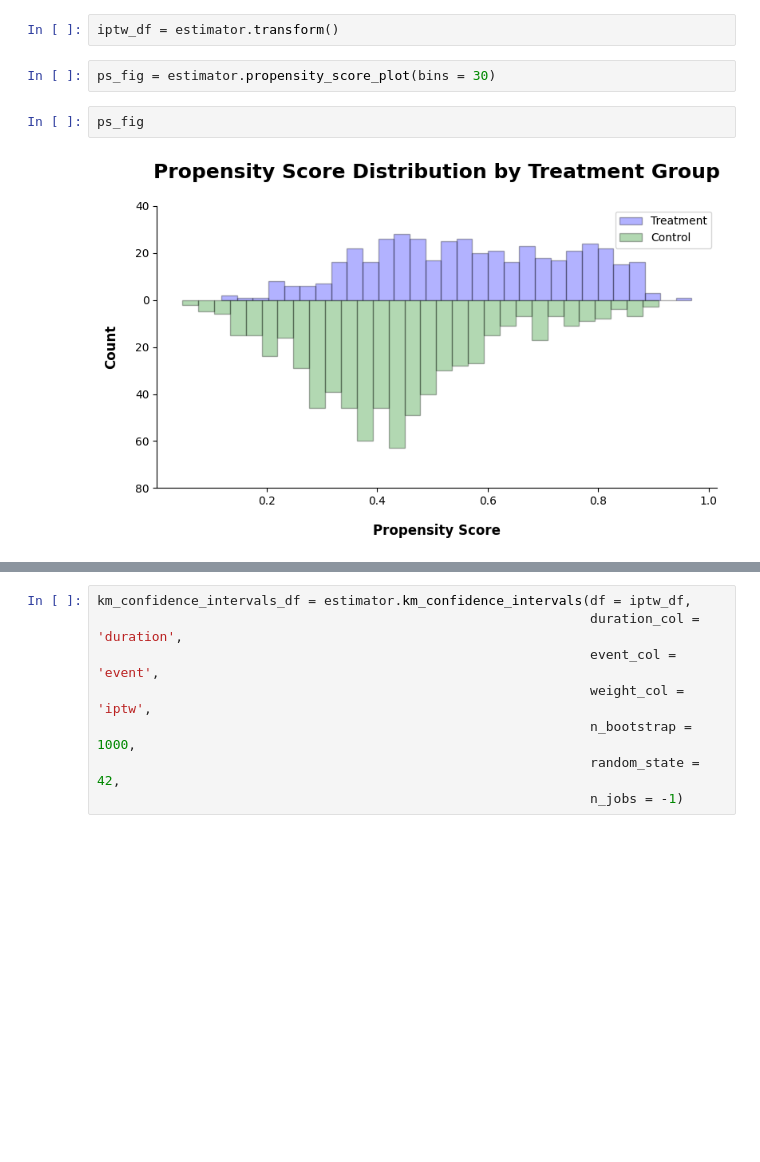
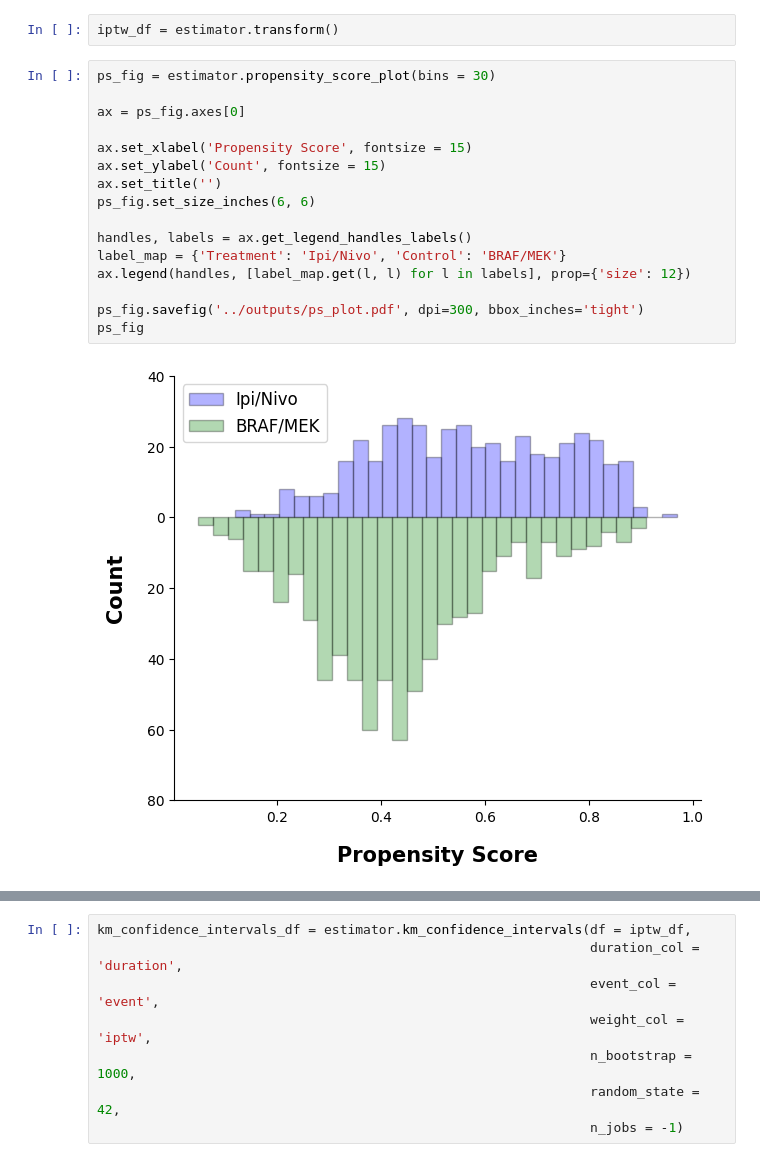
Before and after one commit to xavier-orcutt/io-heterogeneity, a Jupyter notebook: advMelanoma/notebooks/os_ioio_tki.ipynb, the cells around one changed output, grey strips where cells are left out. Cells and saved outputs as stored; diff of their text form; blank space fills up the shorter version.

Commit message:
updated ps and smd plots

```diff
--- a/advMelanoma/notebooks/os_ioio_tki.ipynb
+++ b/advMelanoma/notebooks/os_ioio_tki.ipynb
@@ -98,8 +98,20 @@ estimator.fit(df = df,
 iptw_df = estimator.transform()
 # %%
 ps_fig = estimator.propensity_score_plot(bins = 30)
+
+ax = ps_fig.axes[0]
+
+ax.set_xlabel('Propensity Score', fontsize = 15)
+ax.set_ylabel('Count', fontsize = 15)
+ax.set_title('')
+ps_fig.set_size_inches(6, 6)
+
+handles, labels = ax.get_legend_handles_labels()
+label_map = {'Treatment': 'Ipi/Nivo', 'Control': 'BRAF/MEK'}
+ax.legend(handles, [label_map.get(l, l) for l in labels], prop={'size': 12})
+
+ps_fig.savefig('../outputs/ps_plot.pdf', dpi=300, bbox_inches='tight')
+ps_fig
+# %% [output]
+[figure, added]
-# %%
-ps_fig
-# %% [output]
-[figure, removed]
 # %%
```
Also changed, not shown: parts of 4 cells of this notebook, 1 other file.
